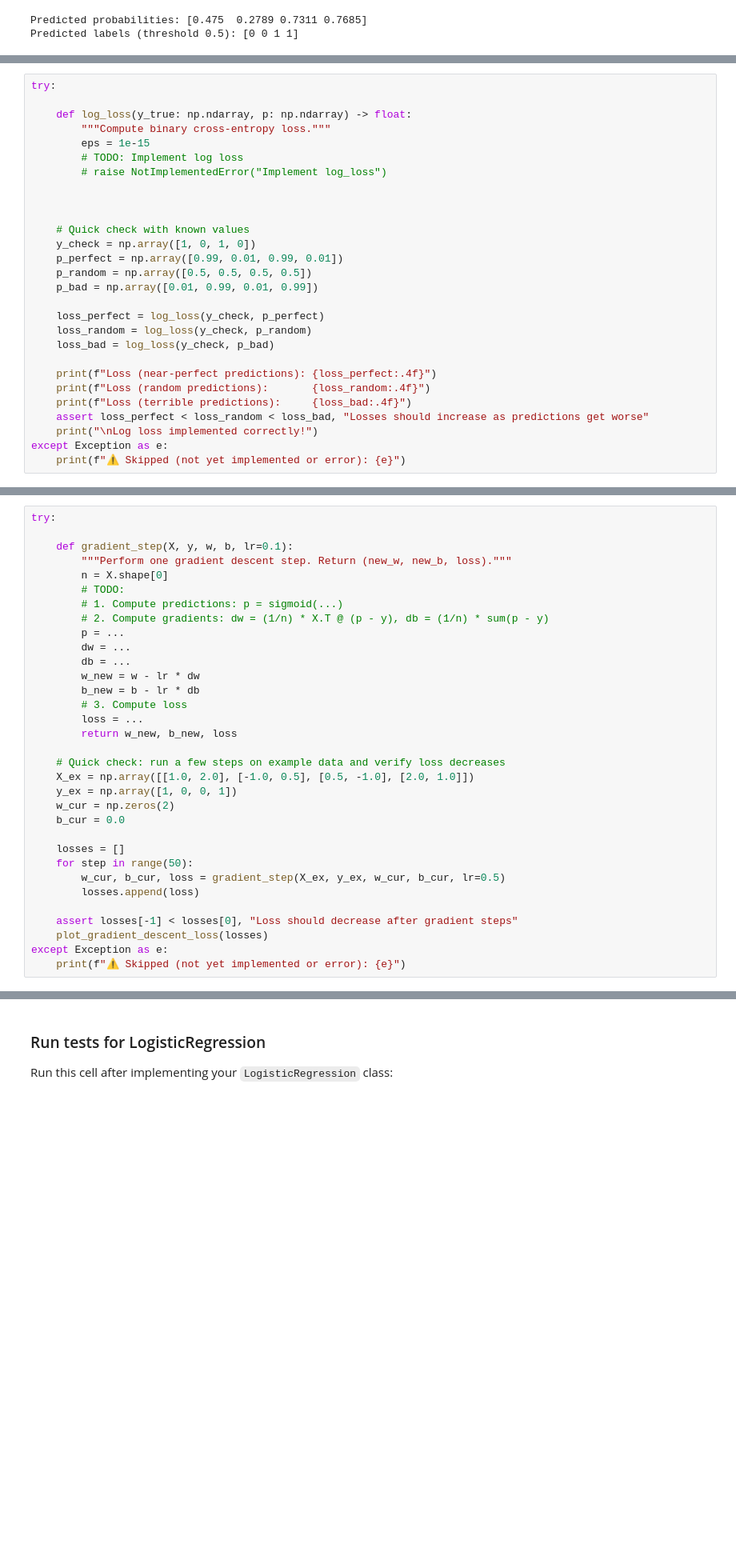
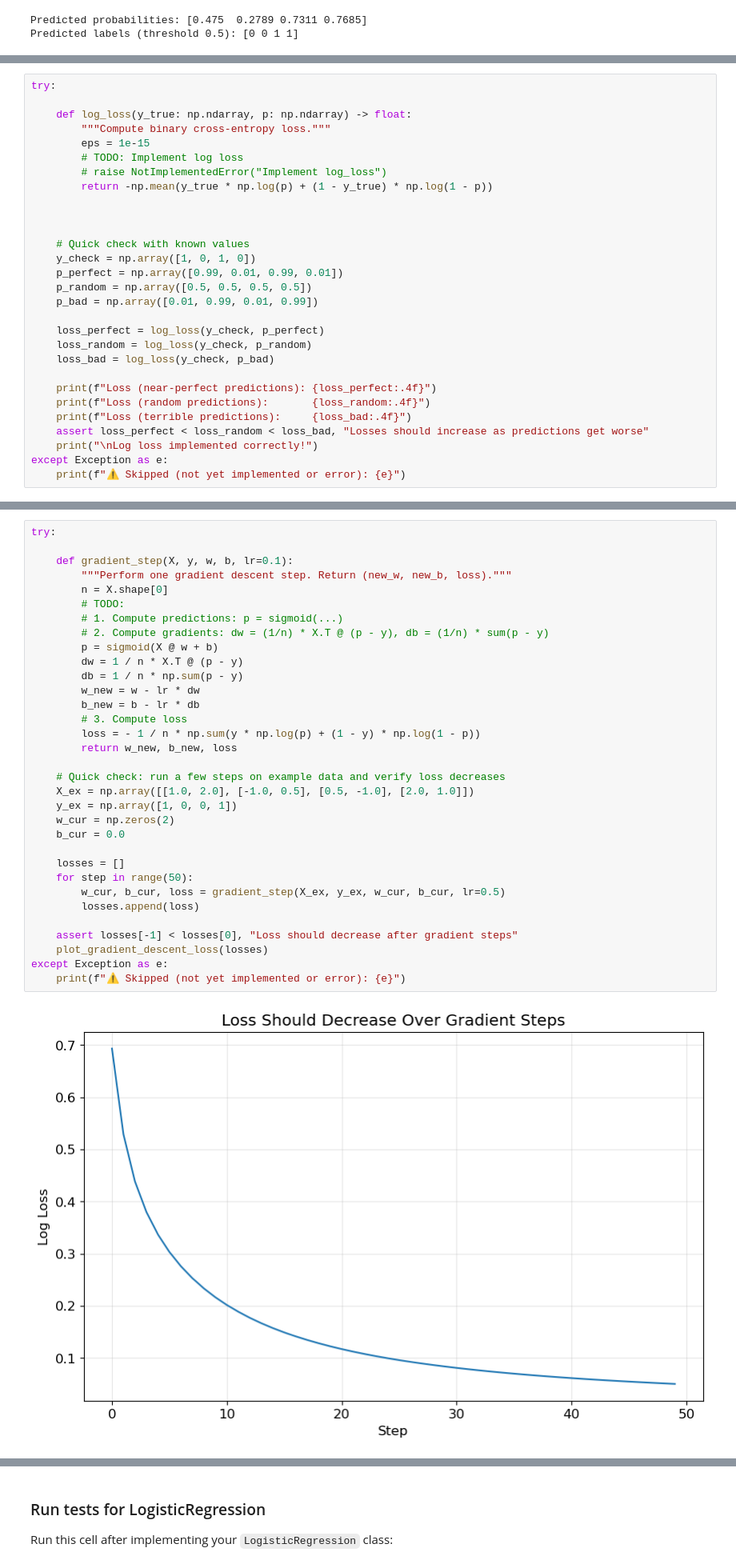
Before and after one commit to dancher00/karpatich, a Jupyter notebook: HW1_ML_2026/hw1/hw1_regression.ipynb, the cells around one changed output, grey strips where cells are left out. Shown at 80% size. Cells and saved outputs as stored; diff of their text form; blank space fills up the shorter version.

```diff
--- a/HW1_ML_2026/hw1/hw1_regression.ipynb
+++ b/HW1_ML_2026/hw1/hw1_regression.ipynb
@@ -1317,6 +1317,7 @@ try:
         eps = 1e-15
         # TODO: Implement log loss
         # raise NotImplementedError("Implement log_loss")
+        return -np.mean(y_true * np.log(p) + (1 - y_true) * np.log(1 - p))
 
 
 
@@ -1354,33 +1361,35 @@ Given current weights, bias, data, and labels, compute the gradients and return
 # %%
 try:
 
     def gradient_step(X, y, w, b, lr=0.1):
         """Perform one gradient descent step. Return (new_w, new_b, loss)."""
         n = X.shape[0]
         # TODO:
         # 1. Compute predictions: p = sigmoid(...)
         # 2. Compute gradients: dw = (1/n) * X.T @ (p - y), db = (1/n) * sum(p - y)
-        p = ...
-        dw = ...
-        db = ...
+        p = sigmoid(X @ w + b)
+        dw = 1 / n * X.T @ (p - y)
+        db = 1 / n * np.sum(p - y)
         w_new = w - lr * dw
         b_new = b - lr * db
         # 3. Compute loss
-        loss = ...
+        loss = - 1 / n * np.sum(y * np.log(p) + (1 - y) * np.log(1 - p))
         return w_new, b_new, loss
 
     # Quick check: run a few steps on example data and verify loss decreases
     X_ex = np.array([[1.0, 2.0], [-1.0, 0.5], [0.5, -1.0], [2.0, 1.0]])
     y_ex = np.array([1, 0, 0, 1])
     w_cur = np.zeros(2)
     b_cur = 0.0
 
     losses = []
     for step in range(50):
         w_cur, b_cur, loss = gradient_step(X_ex, y_ex, w_cur, b_cur, lr=0.5)
         losses.append(loss)
 
     assert losses[-1] < losses[0], "Loss should decrease after gradient steps"
     plot_gradient_descent_loss(losses)
 except Exception as e:
     print(f"⚠️ Skipped (not yet implemented or error): {e}")
+# %% [output]
+[figure, added]
```
Also changed, not shown: parts of 6 cells of this notebook.
